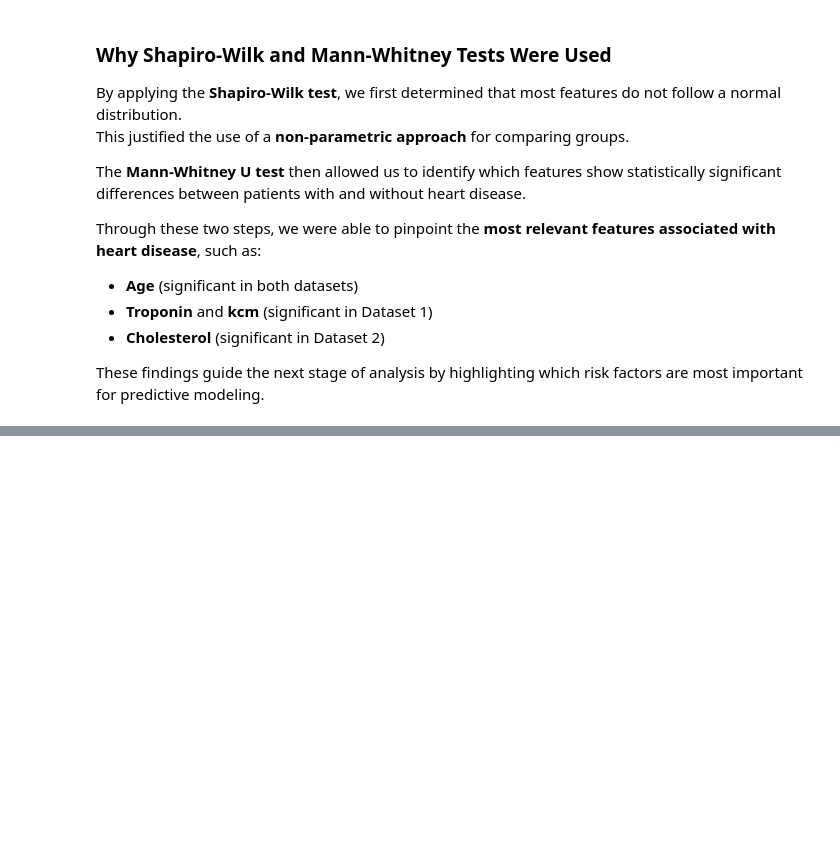
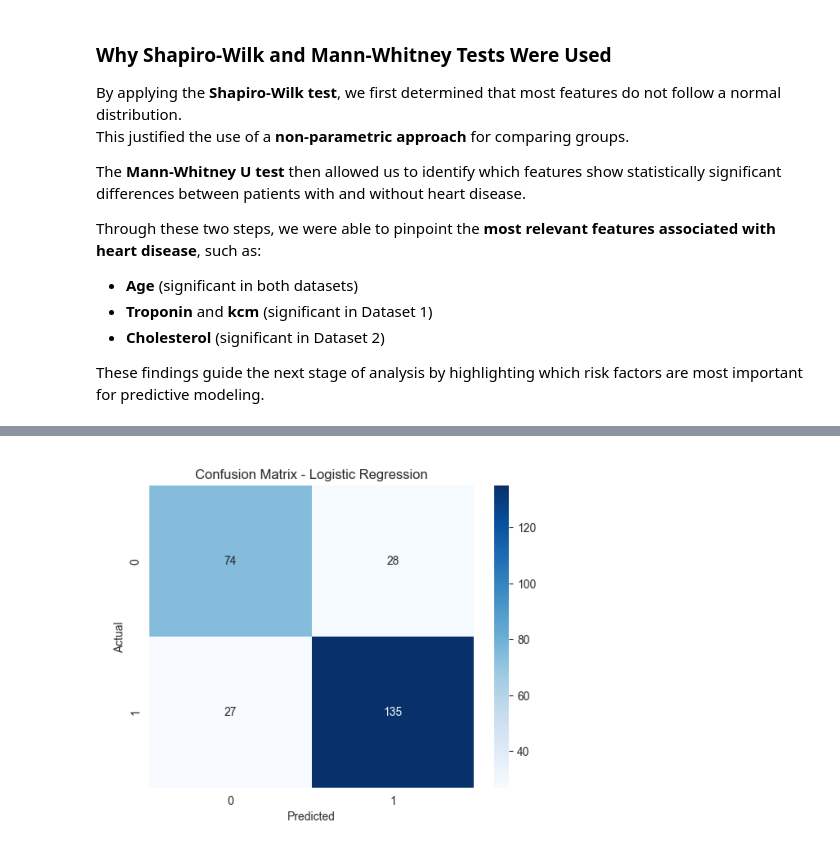
Before and after one commit to plamensve/DS_FINAL_PROJECT, a Jupyter notebook: notebooks/08_comparative_analysis.ipynb, the cells around one changed output, grey strips where cells are left out. Drawn from its saved outputs; the diff is of its cells as text; code cells hidden in the pictures; blank space fills up the shorter version.

```diff
--- a/notebooks/08_comparative_analysis.ipynb
+++ b/notebooks/08_comparative_analysis.ipynb
@@ -237,0 +295,7 @@ These findings guide the next stage of analysis by highlighting which risk facto
+# %%
+ds1_cm_lr = mpimg.imread('../images/dataset1_images/ds1_cm_lr.png')
+plt.imshow(ds1_cm_lr)
+plt.axis("off")
+plt.show()
+# %% [output]
+[figure, added]
```
Also changed, not shown: parts of 18 cells of this notebook, 13 other files.
